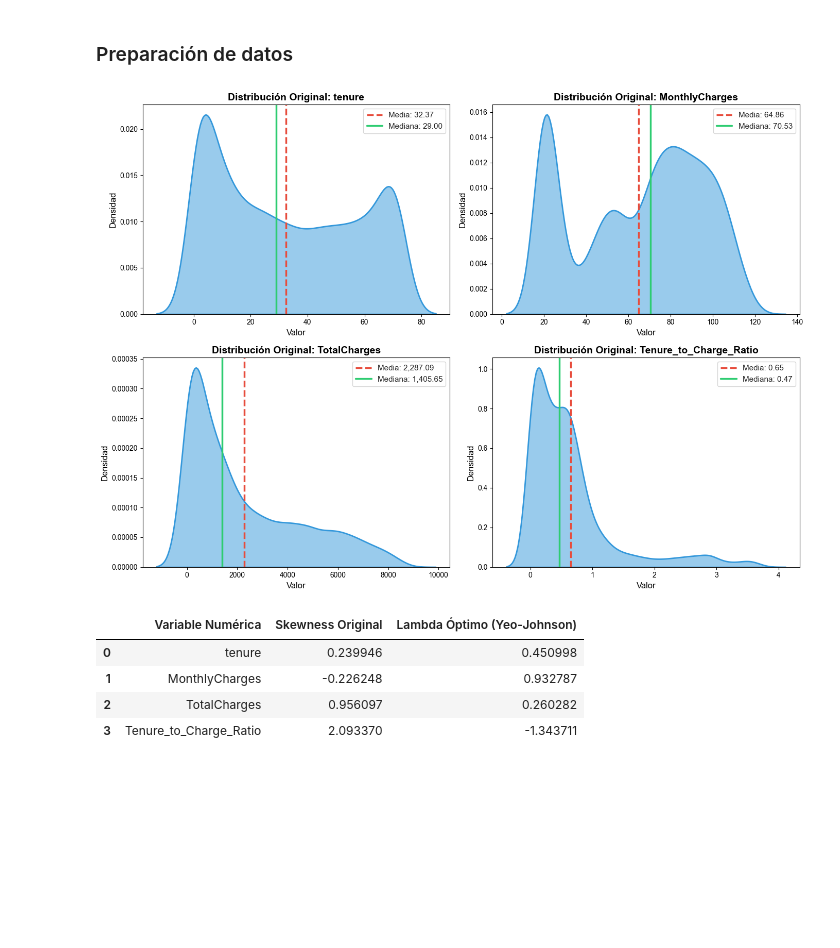
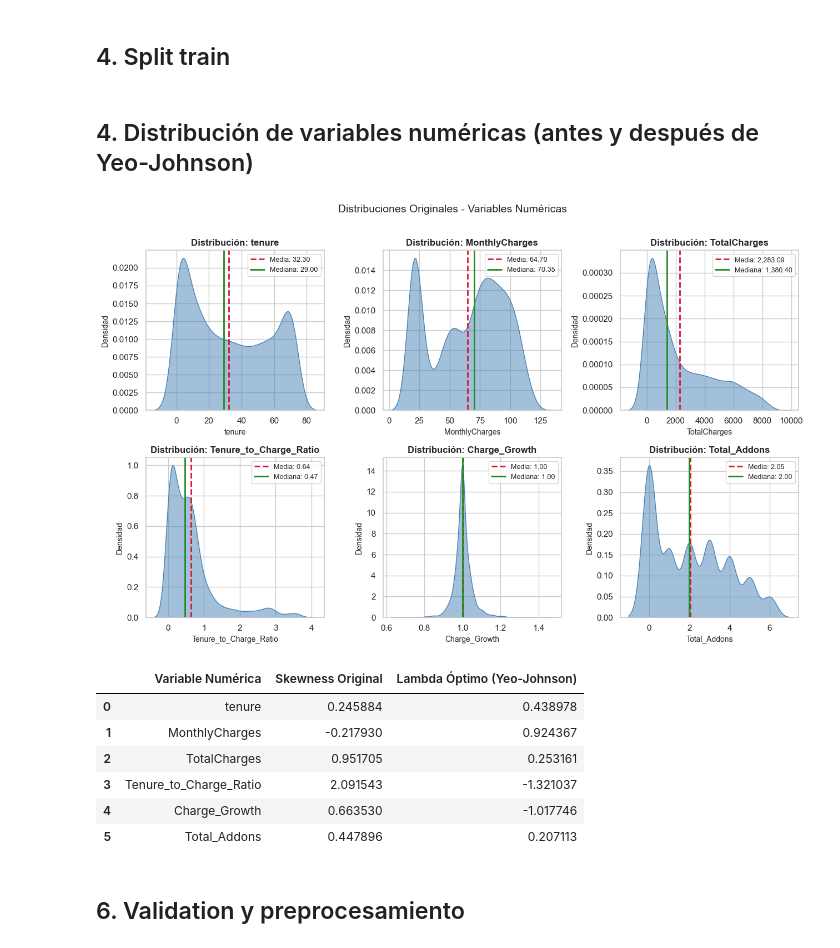
Before and after one commit to lmontoyas/UTEC-ML-Proyect_1-Classification, a Jupyter notebook: notebooks/01_feature_ingeneering.ipynb, the cells around one changed output. Saved outputs shown, nothing was run; the diff lists cells and outputs as text; code cells hidden in the pictures; blank space fills up the shorter version.

```diff
--- a/notebooks/01_feature_ingeneering.ipynb
+++ b/notebooks/01_feature_ingeneering.ipynb
@@ -9,4 +4,8 @@ sys.path.append(os.path.abspath(".."))
 # %%
+import sys, os, warnings
+warnings.filterwarnings('ignore')
+sys.path.append(os.path.abspath('..'))
+
 import pandas as pd
 import numpy as np
 import matplotlib.pyplot as plt
@@ -17,6 +16,11 @@ from sklearn.preprocessing import PowerTransformer
 from sklearn.ensemble import RandomForestClassifier
 from imblearn.over_sampling import SMOTE
 from statsmodels.stats.outliers_influence import variance_inflation_factor
+import joblib
 
-# Importamos nuestra propia fábrica de datos
 from src.data_processing import clean_and_engineer_features, preprocess_data
+
+SEED = 42
+np.random.seed(SEED)
+sns.set_theme(style='whitegrid', palette='muted')
+print('Librerías cargadas correctamente.')
@@ -33,47 +113,53 @@ test_clean = clean_and_engineer_features(test_raw, is_train=False)
+# %% [markdown]
+## 4. Split train
+# %%
+# Split estratificado 80/20
+train_local_df, val_local_df = train_test_split(
+    train_clean, test_size=0.2, random_state=SEED,
+    stratify=train_clean['Churn']
+)
 # %% [markdown]
-### Preparación de datos
+## 4. Distribución de variables numéricas (antes y después de Yeo-Johnson)
 # %%
-num_cols = ['tenure', 'MonthlyCharges', 'TotalCharges', 'Tenure_to_Charge_Ratio']
+num_cols = ['tenure', 'MonthlyCharges', 'TotalCharges', 'Tenure_to_Charge_Ratio', 'Charge_Growth',
+        'Total_Addons']
 
-fig, axes = plt.subplots(2, 2, figsize=(14, 10))
-sns.set_theme(style="whitegrid")
+fig, axes = plt.subplots(2, 3, figsize=(13, 8))
 axes = axes.flatten()
-
 for i, col in enumerate(num_cols):
-    sns.kdeplot(train_clean[col], fill=True, color='#3498db', alpha=0.5, linewidth=2, ax=axes[i])
-
-    mean_val = train_clean[col].mean()
-    median_val = train_clean[col].median()
-
-    axes[i].axvline(mean_val, color='#e74c3c', linestyle='--', linewidth=2.5, label=f'Media: {mean_val:,.2f}')
-    axes[i].axvline(median_val, color='#2ecc71', linestyle='-', linewidth=2.5, label=f'Mediana: {median_val:,.2f}')
-
-    axes[i].set_title(f'Distribución Original: {col}', fontsize=14, fontweight='bold')
-    axes[i].set_xlabel('Valor', fontsize=12)
-    axes[i].set_ylabel('Densidad', fontsize=12)
-    axes[i].legend()
-    axes[i].ticklabel_format(style='plain', axis='x')
-
+    sns.kdeplot(train_local_df[col], fill=True, color='steelblue', alpha=0.5, ax=axes[i])
+    axes[i].axvline(train_local_df[col].mean(),   color='crimson', ls='--', lw=2, label=f'Media: {train_local_df[col].mean():,.2f}')
+    axes[i].axvline(train_local_df[col].median(), color='forestgreen', ls='-', lw=2, label=f'Mediana: {train_local_df[col].median():,.2f}')
+    axes[i].set_title(f'Distribución: {col}', fontsize=12, fontweight='bold')
+    axes[i].set_xlabel(col, fontsize=10)
+    axes[i].set_ylabel('Densidad', fontsize=10)
+    axes[i].legend(fontsize=9)
+plt.suptitle('Distribuciones Originales - Variables Numéricas', fontsize=14, y=1.01)
 plt.tight_layout()
+plt.savefig('../data/processed/fig_distribuciones_raw.png', dpi=150, bbox_inches='tight')
 plt.show()
 # %% [output]
-[figure, old version]
+[figure, new version]
 # %%
 # Evaluar necesidad de transformación de datos
 pt_report = PowerTransformer(method='yeo-johnson', standardize=False)
-pt_report.fit(train_clean[num_cols])
+pt_report.fit(train_local_df[num_cols])
 
 lambdas_df = pd.DataFrame({
     'Variable Numérica': num_cols,
-    'Skewness Original': train_clean[num_cols].skew().values,
+    'Skewness Original': train_local_df[num_cols].skew().values,
     'Lambda Óptimo (Yeo-Johnson)': pt_report.lambdas_
 })
 
 display(lambdas_df)
 # %% [output]
 |  | Variable Numérica | Skewness Original | Lambda Óptimo (Yeo-Johnson) |
-| 0 | tenure | 0.239946 | 0.450998 |
-| 1 | MonthlyCharges | -0.226248 | 0.932787 |
-| 2 | TotalCharges | 0.956097 | 0.260282 |
-| 3 | Tenure_to_Charge_Ratio | 2.093370 | -1.343711 |
+| 0 | tenure | 0.245884 | 0.438978 |
+| 1 | MonthlyCharges | -0.217930 | 0.924367 |
+| 2 | TotalCharges | 0.951705 | 0.253161 |
+| 3 | Tenure_to_Charge_Ratio | 2.091543 | -1.321037 |
+| 4 | Charge_Growth | 0.663530 | -1.017746 |
+| 5 | Total_Addons | 0.447896 | 0.207113 |
+# %% [markdown]
+## 6. Validation y preprocesamiento
 # %%
```
Also changed, not shown: parts of 26 cells of this notebook, 33 other files.
